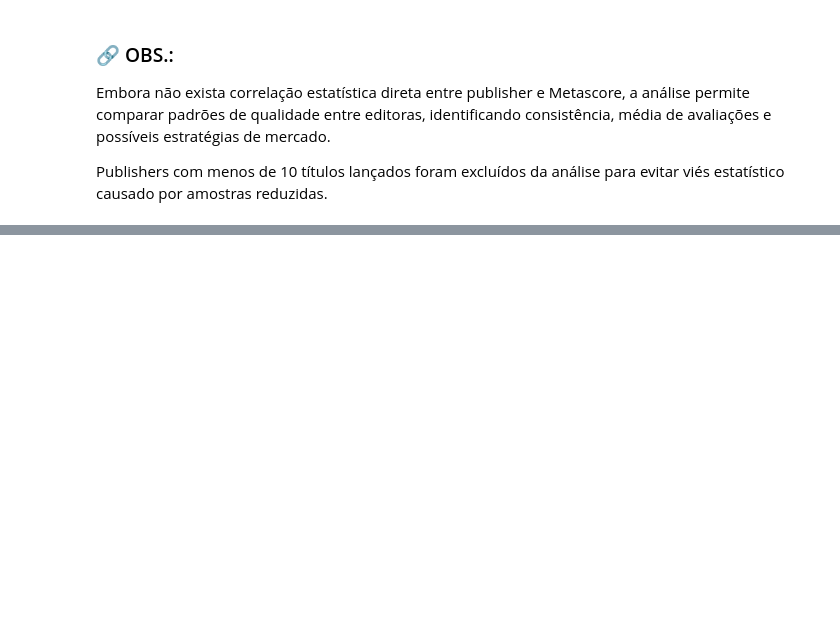
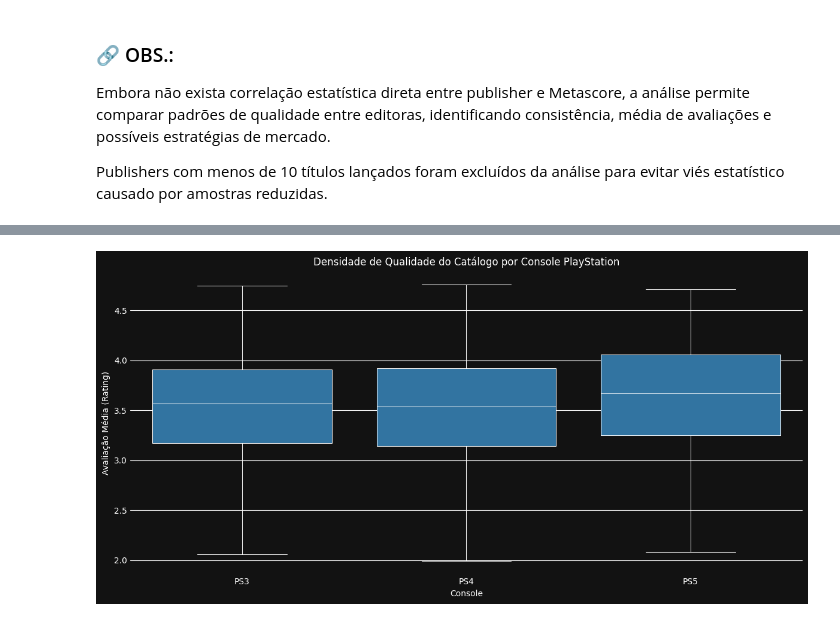
Before and after one commit to uAugustoVR/metadados-playstation, a Jupyter notebook: notebooks/analysis.ipynb, the cells around one changed output, grey strips where cells are left out. Cells and saved outputs as stored; diff of their text form; code cells hidden in the pictures; blank space fills up the shorter version.

```diff
--- a/notebooks/analysis.ipynb
+++ b/notebooks/analysis.ipynb
@@ -1470,0 +1575,21 @@ publisher_stats.head()
+# %%
+# Boxplot: Densidade de qualidade
+plt.figure(figsize=(12, 6))
+
+sns.boxplot(
+    data=(df_all[df_all['Has Score'] == 1]),
+    x='Console',
+    y='Rating',
+    showfliers=False,
+    linecolor="white",
+    linewidth=.75
+)
+
+plt.title('Densidade de Qualidade do Catálogo por Console PlayStation')
+plt.xlabel('Console')
+plt.ylabel('Avaliação Média (Rating)')
+plt.tight_layout()
+plt.savefig(f'{cleaned_data_path}/boxplot_catalog_quality_density.png', bbox_inches='tight')
+plt.show()
+# %% [output]
+[figure, added]
```
Also changed, not shown: parts of 11 cells of this notebook, 4 other files.
